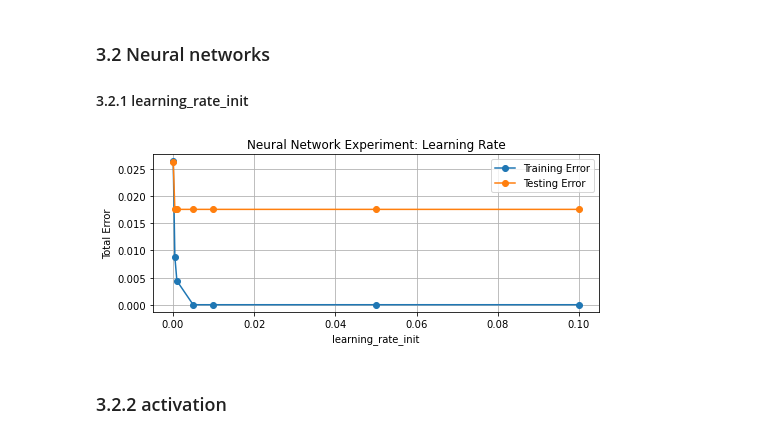
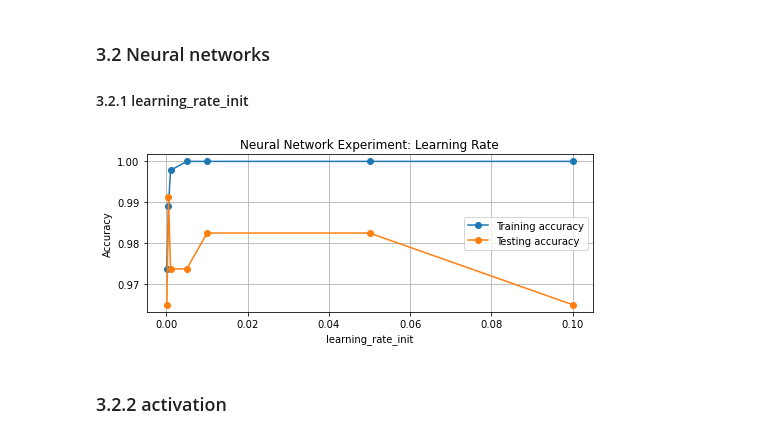
Before and after one commit to codememobox/ML_Assignments, a Jupyter notebook: Assignments1/BreastCancerWisconsin/BreastCancerClassification.ipynb, the cells around one changed output. Cells and saved outputs as stored; diff of their text form; code cells hidden in the pictures.

```diff
--- a/Assignments1/BreastCancerWisconsin/BreastCancerClassification.ipynb
+++ b/Assignments1/BreastCancerWisconsin/BreastCancerClassification.ipynb
@@ -278,25 +279,25 @@ plt.show() # Show graph
 # %%
 ccp_alpha_list = [0.00001,0.00005,0.0001,0.0002,0.0005,0.0008,0.001,0.005,0.01,0.05]
 
-train_errors = [] # Log training errors for each model
-test_errors = [] # Log testing errors for each model
+train_accuracy = [] # Log training errors for each model
+test_accuracy = [] # Log testing errors for each model
 
 for x in ccp_alpha_list:
     dtc = DecisionTreeClassifier(ccp_alpha=x)
     dtc.fit(X_train,y_train)
     train_z = dtc.predict(X_train)
     test_z = dtc.predict(X_test)
-    train_errors.append(mean_squared_error(y_train, train_z))
-    test_errors.append(mean_squared_error(y_test, test_z))
+    train_accuracy.append(accuracy_score(y_train, train_z))
+    test_accuracy.append(accuracy_score(y_test, test_z))
 
 x = ccp_alpha_list # Create domain for plot
 plt.figure(figsize=(8,3))
 plt.gcf().subplots_adjust(bottom=0.15)
 plt.grid()
-plt.plot(x, train_errors,'o-', label='Training Error') # Plot training error over domain
-plt.plot(x, test_errors,'o-', label='Testing Error') # Plot testing error over domain
+plt.plot(x, train_accuracy,'o-', label='Training Accuracy') # Plot training error over domain
+plt.plot(x, test_accuracy,'o-', label='Testing Accuracy') # Plot testing error over domain
 plt.xlabel('ccp_alpha') # Label x-axis
-plt.ylabel('Total Error') # Label y-axis
+plt.ylabel('Accuracy') # Label y-axis
 plt.legend(loc='best') # Show plot labels as legend
 plt.title('Decision Tree Experiment: Complexity Parameter for Pruning')
 plt.savefig("BCD_DT_ccp_alpha.png")
@@ -330,0 +376,6 @@ clf.best_params_
+# %%
+best_tree = DecisionTreeClassifier( max_depth= 4, min_samples_leaf = 1, ccp_alpha= 0.008)
+best_tree.fit(X_train,y_train)
+fig = plt.figure(figsize=(25,20))
+_ = tree.plot_tree(best_tree, filled=True)
+fig.savefig("best_decision_tree.png")
@@ -351,31 +404,31 @@ Validation accuracy: 0.93
 # %%
 learning_rate_init_list = [0.0001,0.0005,0.001,0.005,0.01,0.05,0.1]
 
-train_errors = [] # Log training errors for each model
-test_errors = [] # Log testing errors for each model
+train_accuracy = [] # Log training errors for each model
+test_accuracy = [] # Log testing errors for each model
 
 for x in learning_rate_init_list:
     mlp = MLPClassifier(learning_rate_init=x)
     mlp.fit(X_train,y_train)
     train_z = mlp.predict(X_train)
     test_z = mlp.predict(X_test)
-    train_errors.append(mean_squared_error(y_train, train_z))
-    test_errors.append(mean_squared_error(y_test, test_z))
+    train_accuracy.append(accuracy_score(y_train, train_z))
+    test_accuracy.append(accuracy_score(y_test, test_z))
 
 x = learning_rate_init_list # Create domain for plot
 plt.figure(figsize=(8,3))
 plt.gcf().subplots_adjust(bottom=0.15)
 plt.grid()
-plt.plot(x, train_errors, 'o-',label='Training Error') # Plot training error over domain
-plt.plot(x, test_errors,'o-', label='Testing Error') # Plot testing error over domain
+plt.plot(x, train_accuracy, 'o-',label='Training accuracy') # Plot training error over domain
+plt.plot(x, test_accuracy,'o-', label='Testing accuracy') # Plot testing error over domain
 plt.xlabel('learning_rate_init') # Label x-axis
-plt.ylabel('Total Error') # Label y-axis
+plt.ylabel('Accuracy') # Label y-axis
 plt.legend(loc='best') # Show plot labels as legend
 plt.title('Neural Network Experiment: Learning Rate')
 plt.savefig('BCD_NN_learning_rate.png')
 plt.show() # Show graph
 # %% [output]
-[figure, old version]
+[figure, new version]
 # %% [markdown]
 ### 3.2.2 activation
 # %%
```
Also changed, not shown: parts of 29 cells of this notebook, 30 other files.
